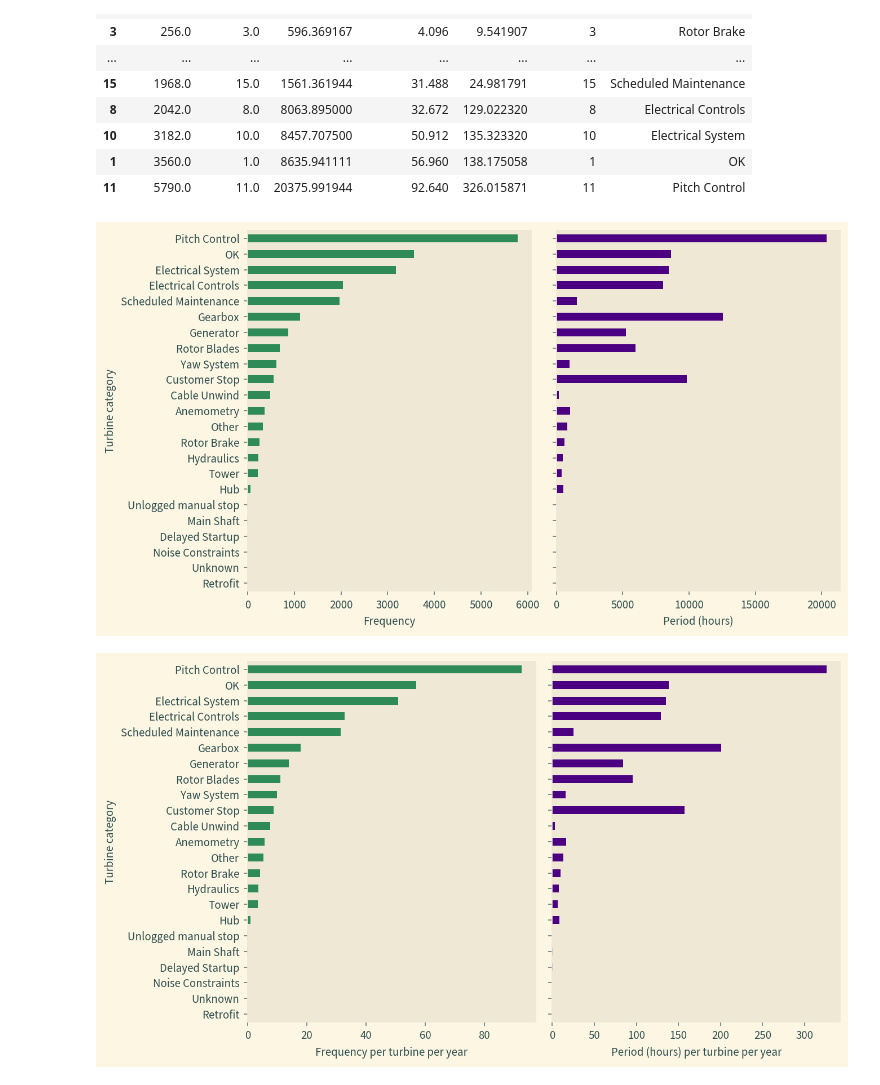
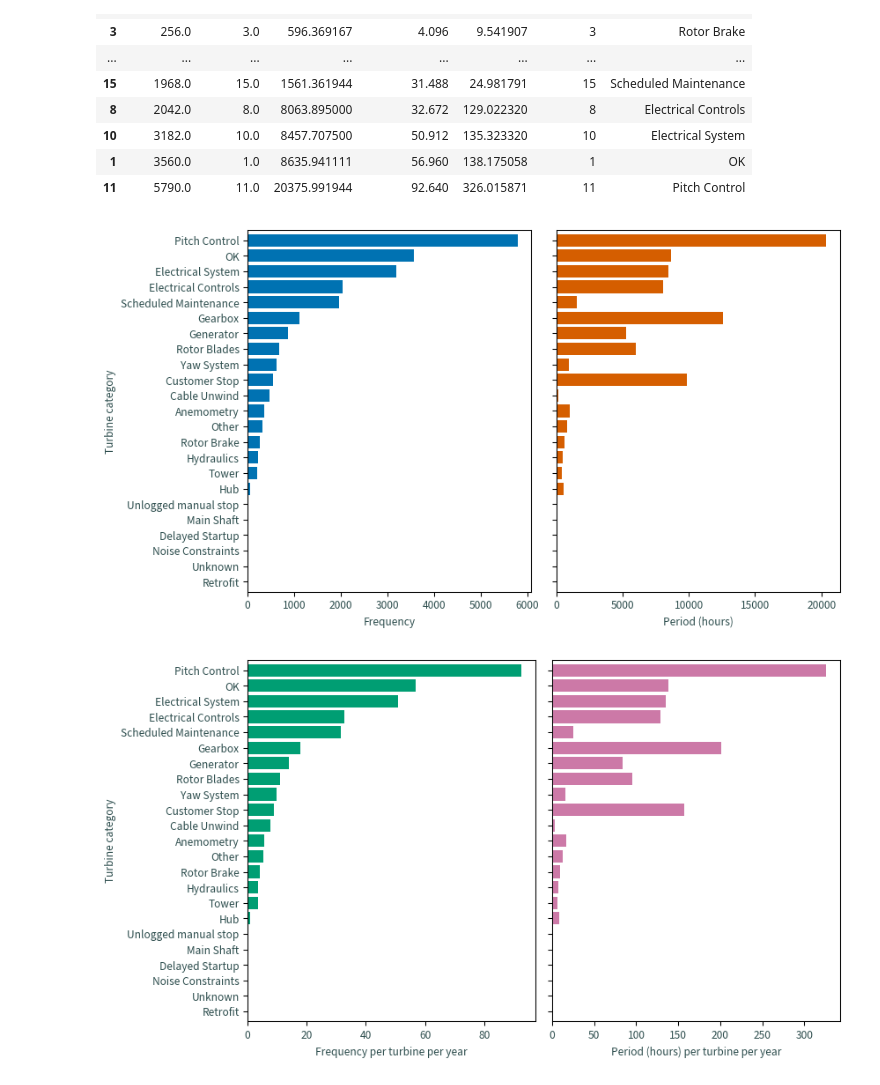
Before and after one commit to nmstreethran/WindTurbineClassification, a Jupyter notebook: docs/jupyter-notebooks/downtime_categories.ipynb, the cells around one changed output. Saved outputs shown, nothing was run; the diff lists cells and outputs as text; code cells hidden in the pictures.

```diff
--- a/docs/jupyter-notebooks/downtime_categories.ipynb
+++ b/docs/jupyter-notebooks/downtime_categories.ipynb
@@ -6,9 +6,9 @@ import pandas as pd
 import matplotlib.pyplot as plt
 # %%
 # configure plot styles
-plt.style.use("Solarize_Light2")
+plt.style.use("seaborn-colorblind")
 plt.rcParams["font.family"] = "Source Sans Pro"
-plt.rcParams["figure.dpi"] = 150
+plt.rcParams["figure.dpi"] = 96
 plt.rcParams["axes.grid"] = False
 plt.rcParams["text.color"] = "darkslategrey"
 plt.rcParams["axes.labelcolor"] = "darkslategrey"
@@ -19,8 +19,6 @@ plt.rcParams["axes.titleweight"] = "semibold"
 plt.rcParams["figure.titlesize"] = "13"
 plt.rcParams["axes.titlesize"] = "12"
 plt.rcParams["axes.labelsize"] = "10"
-BASE2 = "#eee8d5"
-BASE3 = "#fdf6e3"
 # %%
 data_cat = pd.read_csv("data/processed/downtime_categories.csv")
 data_ts = pd.read_csv(
@@ -69,23 +67,23 @@ data
 | 11 | 5790.0 | 11.0 | 20375.991944 | 92.640 | 326.015871 | 11 | Pitch Control |
 # %%
 fig, ax = plt.subplots(ncols=2, sharey=True, figsize=(9, 5))
-data.plot.barh("Name", "frequency", ax=ax[0], color="seagreen")
-data.plot.barh("Name", "period", ax=ax[1], color="indigo")
+data.plot.barh("Name", "frequency", ax=ax[0], color="C0", width=.8)
+data.plot.barh("Name", "period", ax=ax[1], color="C2", width=.8)
 ax[0].set_ylabel("Turbine category")
 ax[0].set_xlabel("Frequency")
 ax[1].set_xlabel("Period (hours)")
 ax[0].get_legend().remove()
 ax[1].get_legend().remove()
 fig.tight_layout()
 plt.minorticks_off()
 # plt.suptitle("Turbine downtime category statistics")
 plt.show()
 # %% [output]
-[figure, old version]
+[figure, new version]
 # %%
 fig, ax = plt.subplots(ncols=2, sharey=True, figsize=(9, 5))
-data.plot.barh("Name", "frequency/t/y", ax=ax[0], color="seagreen")
-data.plot.barh("Name", "period/t/y", ax=ax[1], color="indigo")
+data.plot.barh("Name", "frequency/t/y", ax=ax[0], color="C1", width=.8)
+data.plot.barh("Name", "period/t/y", ax=ax[1], color="C3", width=.8)
 ax[0].set_ylabel("Turbine category")
 ax[0].set_xlabel("Frequency per turbine per year")
 ax[1].set_xlabel("Period (hours) per turbine per year")
@@ -96,4 +94,4 @@ plt.minorticks_off()
 # plt.suptitle("Turbine downtime category statistics")
 plt.show()
 # %% [output]
-[figure, old version]
+[figure, new version]
```
Also changed, not shown: 1 other file.
